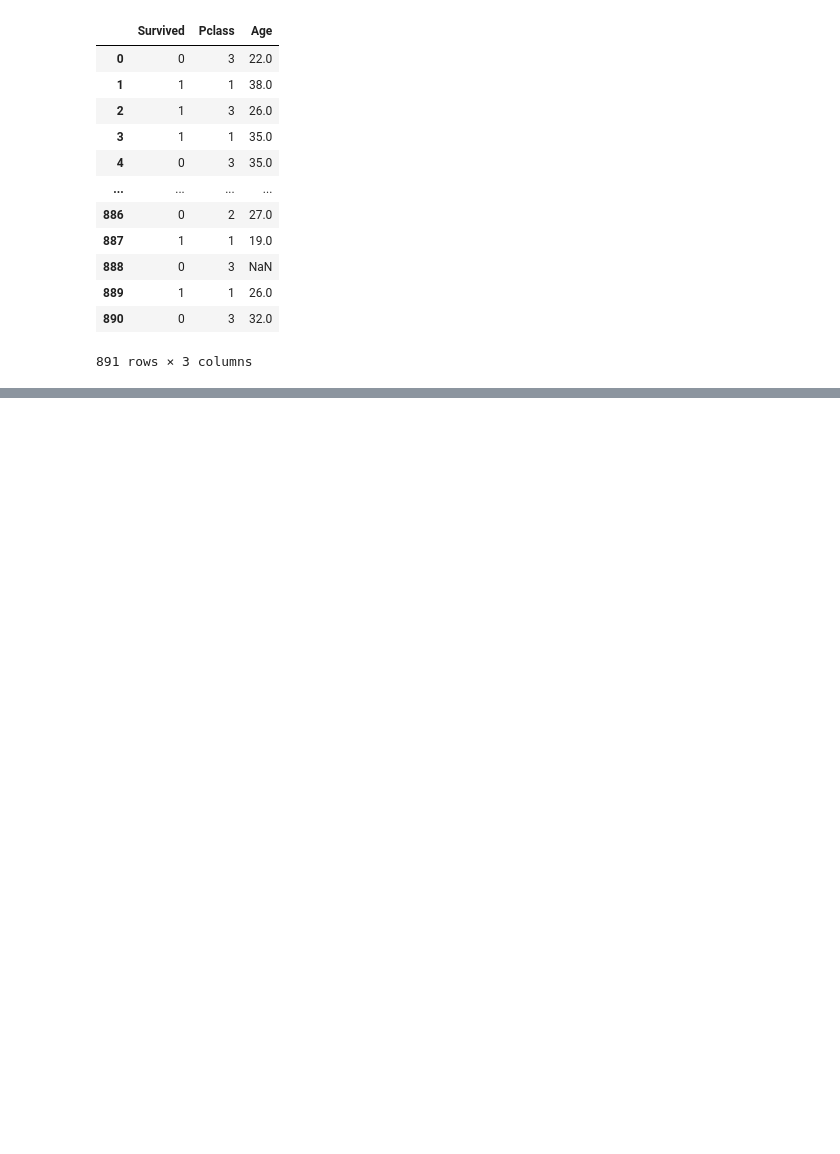
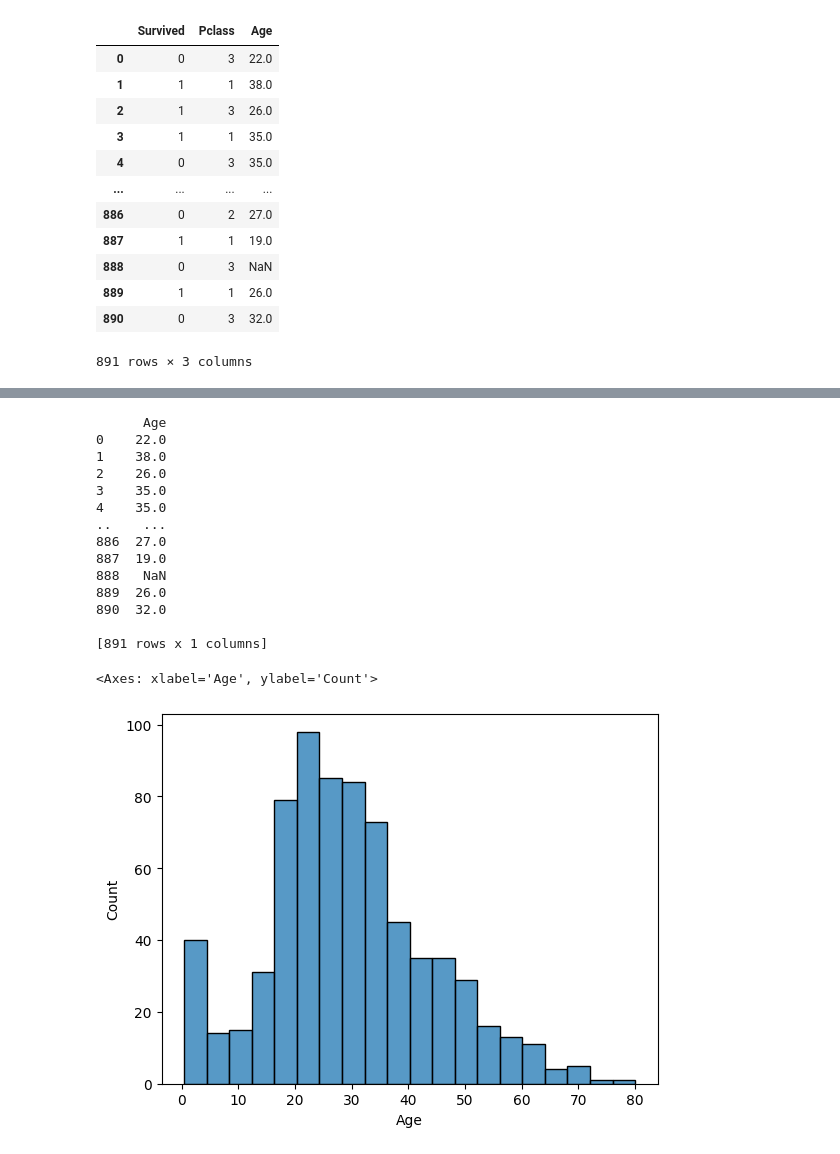
Before and after one commit to jbyers-ctrl/Data_Engineering_Trng, a Jupyter notebook: Module_344_Data_Visualization_with_Python/PA-343-344-SBA.ipynb, the cells around one changed output, grey strips where cells are left out. Drawn from its saved outputs; the diff is of its cells as text; code cells hidden in the pictures; blank space fills up the shorter version.

```diff
--- a/Module_344_Data_Visualization_with_Python/PA-343-344-SBA.ipynb
+++ b/Module_344_Data_Visualization_with_Python/PA-343-344-SBA.ipynb
@@ -106,0 +118,22 @@ train_df.groupby("Survived").count()
+# %%
+# Read Age data
+age_df = train_df[["Age"]]
+print(age_df)
+sns.histplot(x="Age", data=train_df)
+# %% [output]
+      Age
+0    22.0
+1    38.0
+2    26.0
+3    35.0
+4    35.0
+..    ...
+886  27.0
+887  19.0
+888   NaN
+889  26.0
+890  32.0
+
+[891 rows x 1 columns]
+<Axes: xlabel='Age', ylabel='Count'>
+[figure, added]
```
Also changed, not shown: parts of 4 cells of this notebook, 4 other files.
